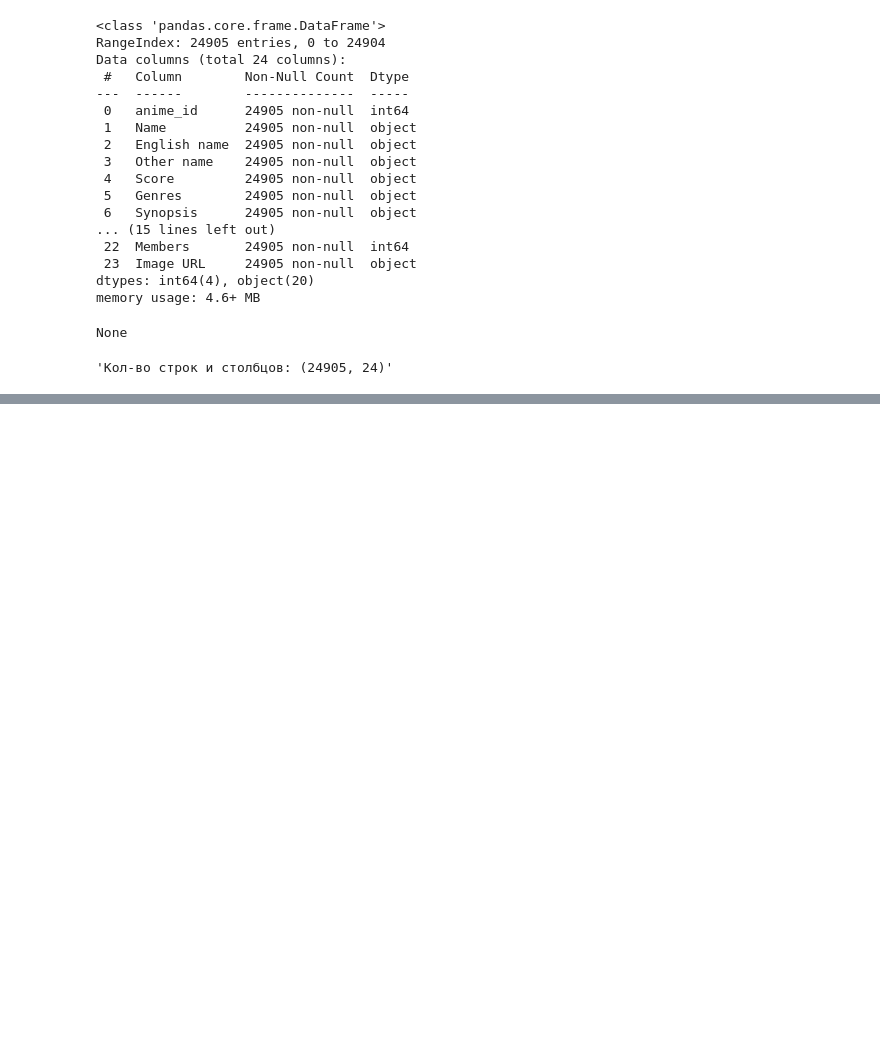
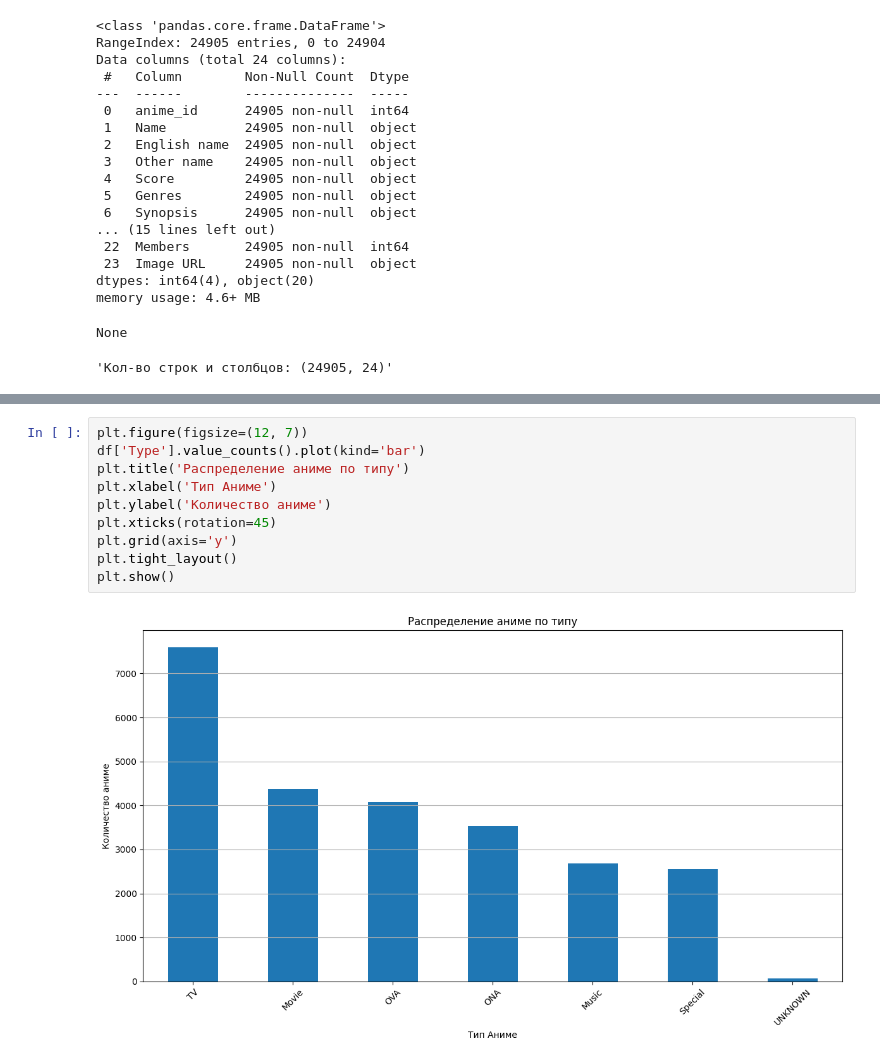
Before and after one commit to yarikpelmen0/project-BWDAI, a Jupyter notebook: project.ipynb, the cells around one changed output, grey strips where cells are left out. Drawn from its saved outputs; the diff is of its cells as text; blank space fills up the shorter version.

```diff
--- a/project.ipynb
+++ b/project.ipynb
@@ -54,0 +166,12 @@ None
+# %%
+plt.figure(figsize=(12, 7))
+df['Type'].value_counts().plot(kind='bar')
+plt.title('Распределение аниме по типу')
+plt.xlabel('Тип Аниме')
+plt.ylabel('Количество аниме')
+plt.xticks(rotation=45)
+plt.grid(axis='y')
+plt.tight_layout()
+plt.show()
+# %% [output]
+[figure, added]
```
Also changed, not shown: parts of 18 cells of this notebook.
